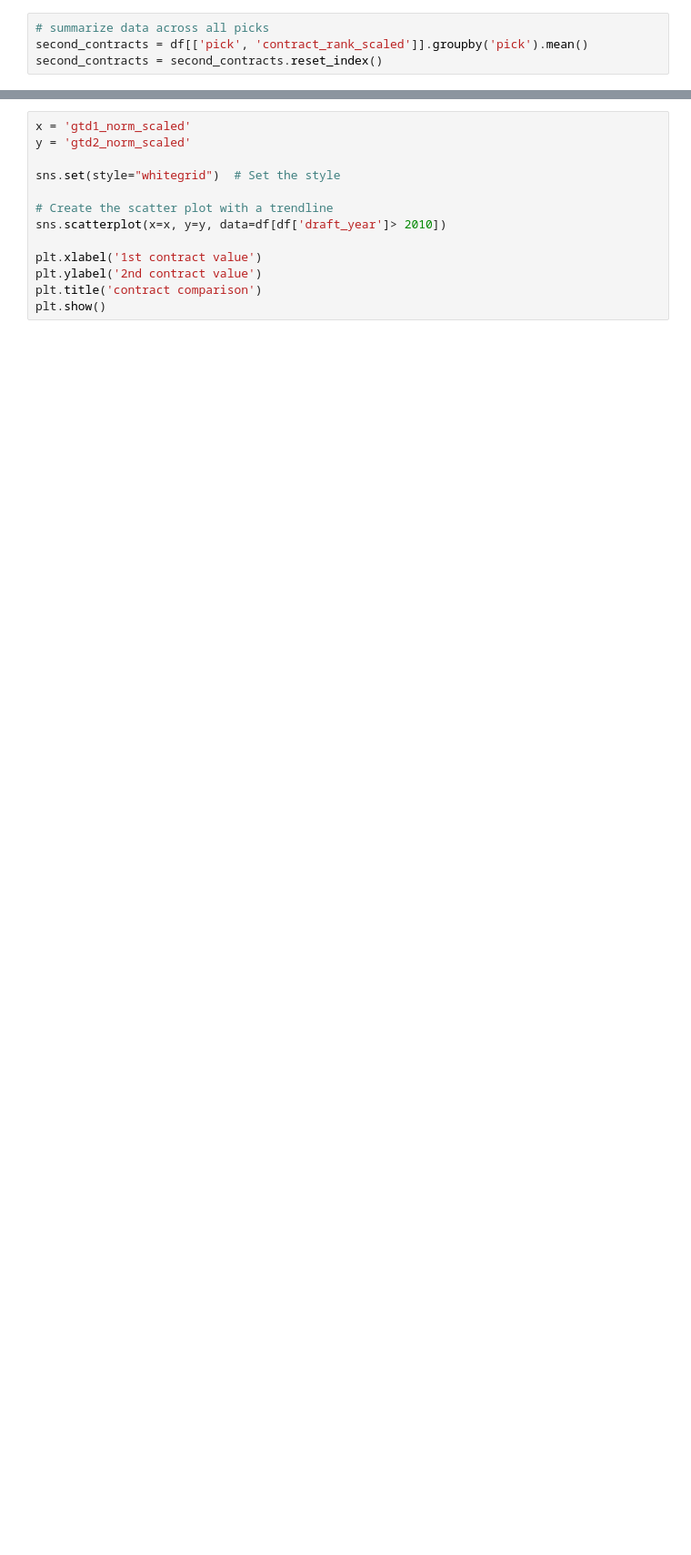
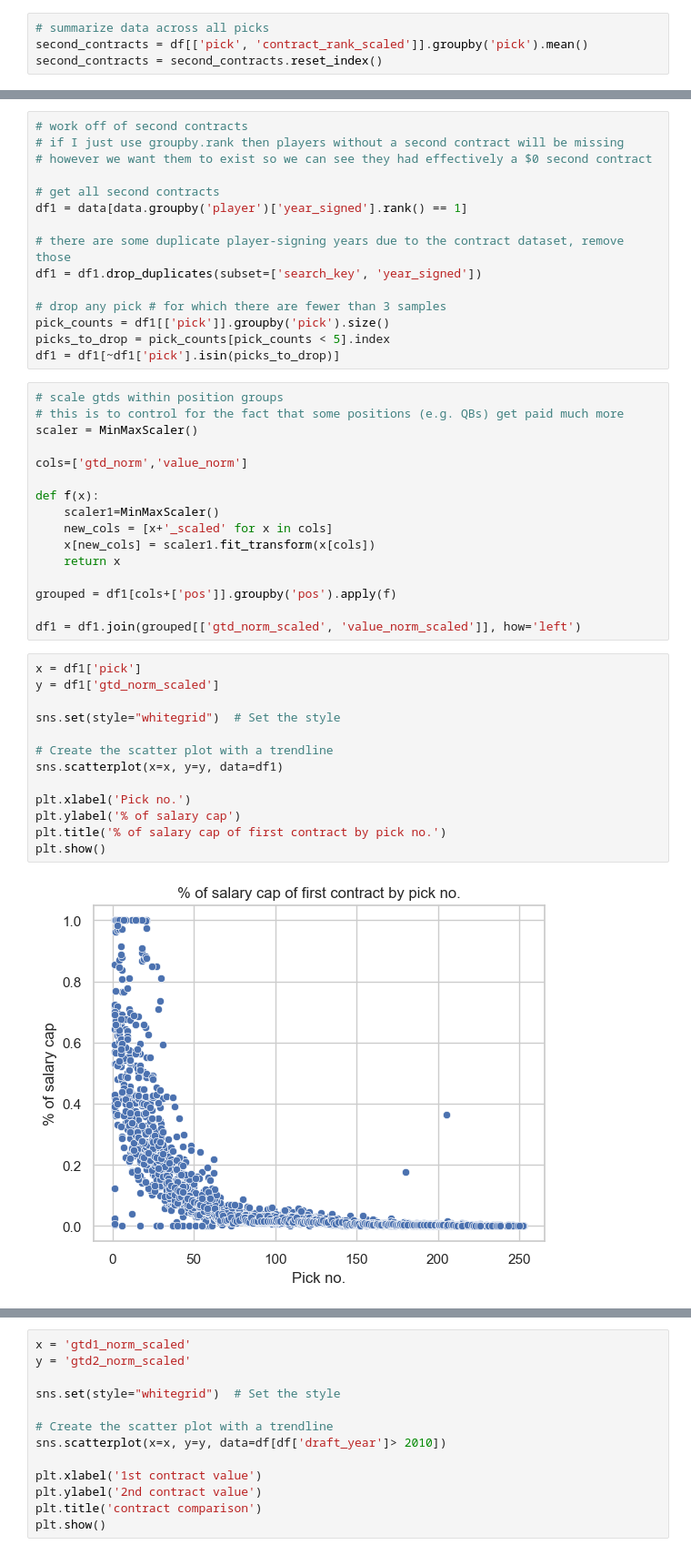
Before and after one commit to nliusont/nfl-draft-value, a Jupyter notebook: contracts.ipynb, the cells around one changed output, grey strips where cells are left out. Shown: that part at 91% size. Cells and saved outputs as stored; diff of their text form; blank space fills up the shorter version.

```diff
--- a/contracts.ipynb
+++ b/contracts.ipynb
@@ -399,0 +357,46 @@ plt.show()
+# %%
+# work off of second contracts
+# if I just use groupby.rank then players without a second contract will be missing
+# however we want them to exist so we can see they had effectively a $0 second contract
+
+# get all second contracts
+df1 = data[data.groupby('player')['year_signed'].rank() == 1]
+
+# there are some duplicate player-signing years due to the contract dataset, remove those
+df1 = df1.drop_duplicates(subset=['search_key', 'year_signed'])
+
+# drop any pick # for which there are fewer than 3 samples
+pick_counts = df1[['pick']].groupby('pick').size()
+picks_to_drop = pick_counts[pick_counts < 5].index
+df1 = df1[~df1['pick'].isin(picks_to_drop)]
+# %%
+# scale gtds within position groups
+# this is to control for the fact that some positions (e.g. QBs) get paid much more
+scaler = MinMaxScaler()
+
+cols=['gtd_norm','value_norm']
+
+def f(x):
+    scaler1=MinMaxScaler()
+    new_cols = [x+'_scaled' for x in cols]
+    x[new_cols] = scaler1.fit_transform(x[cols])
+    return x
+
+grouped = df1[cols+['pos']].groupby('pos').apply(f)
+
+df1 = df1.join(grouped[['gtd_norm_scaled', 'value_norm_scaled']], how='left')
+# %%
+x = df1['pick']
+y = df1['gtd_norm_scaled']
+
+sns.set(style="whitegrid")  # Set the style
+
+# Create the scatter plot with a trendline
+sns.scatterplot(x=x, y=y, data=df1)
+
+plt.xlabel('Pick no.')
+plt.ylabel('% of salary cap')
+plt.title('% of salary cap of first contract by pick no.')
+plt.show()
+# %% [output]
+[figure, added]
```
Also changed, not shown: parts of 11 cells of this notebook, 1 other file.
